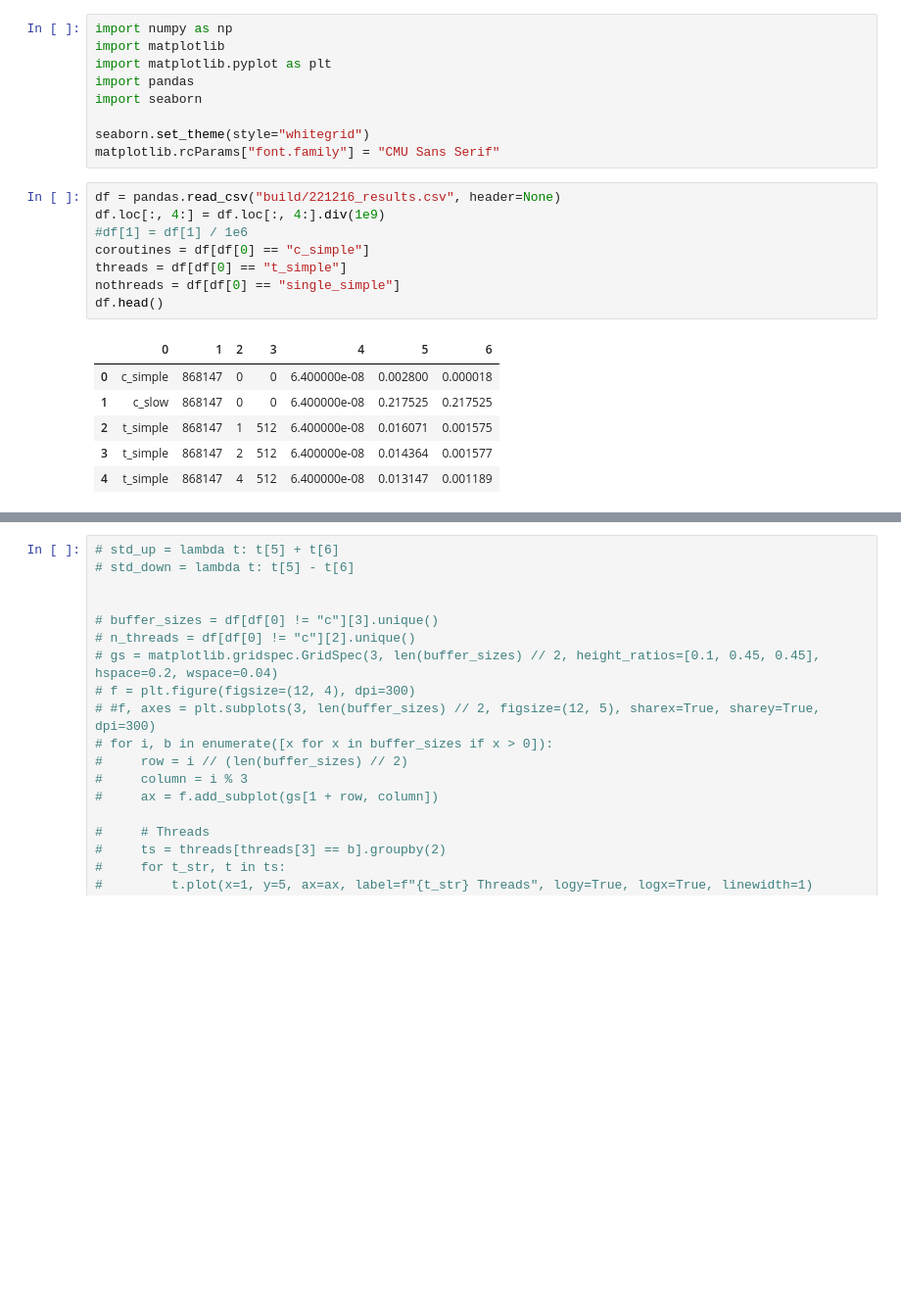
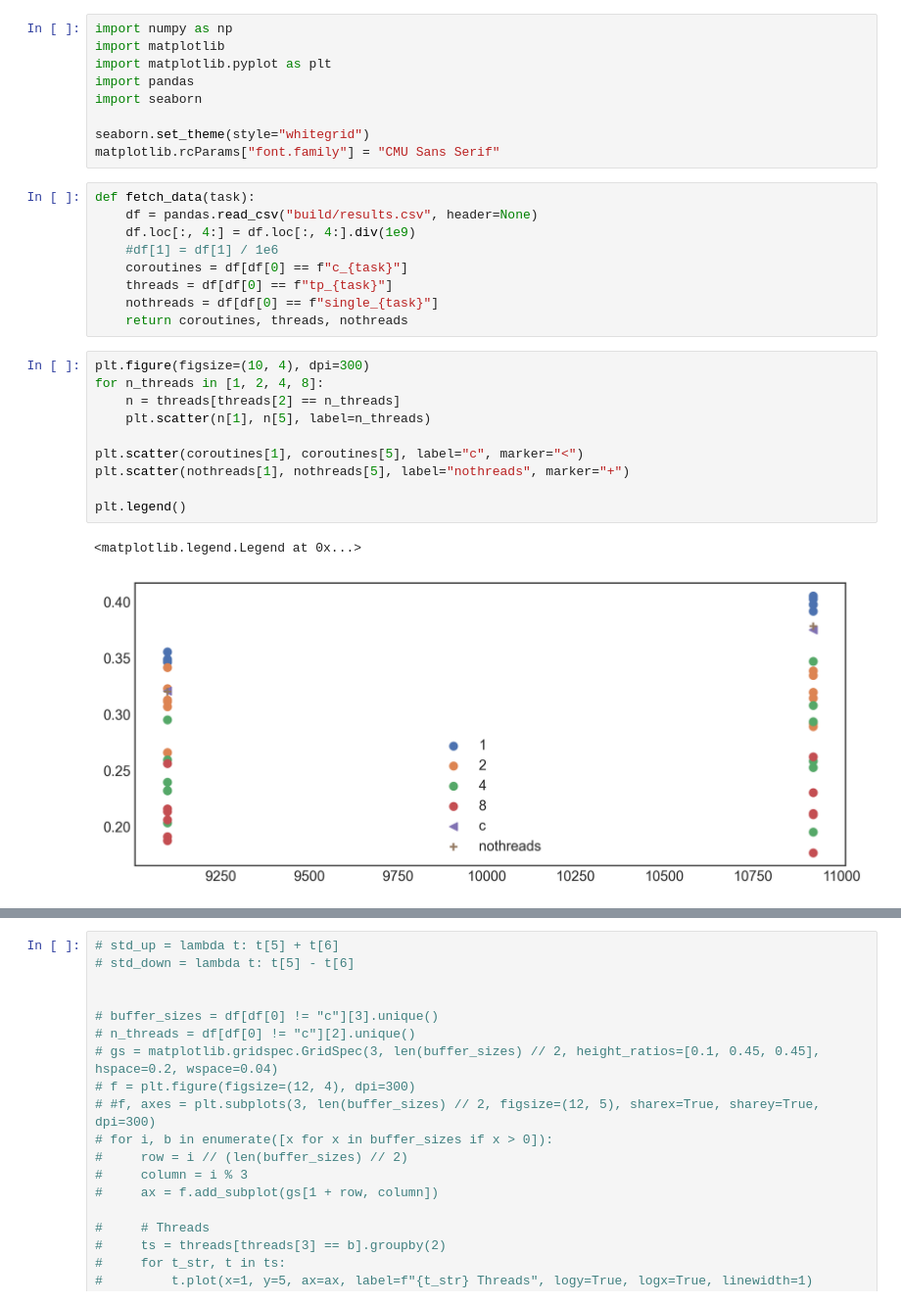
Before and after one commit to Jegp/aestream-paper, a Jupyter notebook: plots.ipynb, the cells around one changed output, grey strips where cells are left out. Shown at 98% size. Cells and saved outputs as stored; diff of their text form; blank space fills up the shorter version.

```diff
--- a/plots.ipynb
+++ b/plots.ipynb
@@ -8,18 +10,25 @@ import seaborn
 seaborn.set_theme(style="whitegrid")
 matplotlib.rcParams["font.family"] = "CMU Sans Serif"
 # %%
-df = pandas.read_csv("build/221216_results.csv", header=None)
-df.loc[:, 4:] = df.loc[:, 4:].div(1e9)
-#df[1] = df[1] / 1e6
-coroutines = df[df[0] == "c_simple"]
-threads = df[df[0] == "t_simple"]
-nothreads = df[df[0] == "single_simple"]
-df.head()
+def fetch_data(task):
+    df = pandas.read_csv("build/results.csv", header=None)
+    df.loc[:, 4:] = df.loc[:, 4:].div(1e9)
+    #df[1] = df[1] / 1e6
+    coroutines = df[df[0] == f"c_{task}"]
+    threads = df[df[0] == f"tp_{task}"]
+    nothreads = df[df[0] == f"single_{task}"]
+    return coroutines, threads, nothreads
-# %% [output]
-|  | 0 | 1 | 2 | 3 | 4 | 5 | 6 |
-| 0 | c_simple | 868147 | 0 | 0 | 6.400000e-08 | 0.002800 | 0.000018 |
-| 1 | c_slow | 868147 | 0 | 0 | 6.400000e-08 | 0.217525 | 0.217525 |
-| 2 | t_simple | 868147 | 1 | 512 | 6.400000e-08 | 0.016071 | 0.001575 |
-| 3 | t_simple | 868147 | 2 | 512 | 6.400000e-08 | 0.014364 | 0.001577 |
-| 4 | t_simple | 868147 | 4 | 512 | 6.400000e-08 | 0.013147 | 0.001189 |
+# %%
+plt.figure(figsize=(10, 4), dpi=300)
+for n_threads in [1, 2, 4, 8]:
+    n = threads[threads[2] == n_threads]
+    plt.scatter(n[1], n[5], label=n_threads)
+
+plt.scatter(coroutines[1], coroutines[5], label="c", marker="<")
+plt.scatter(nothreads[1], nothreads[5], label="nothreads", marker="+")
+
+plt.legend()
+# %% [output]
+<matplotlib.legend.Legend at 0x...>
+[figure, added]
 # %%
```
Also changed, not shown: parts of 3 cells of this notebook, 9 other files.
